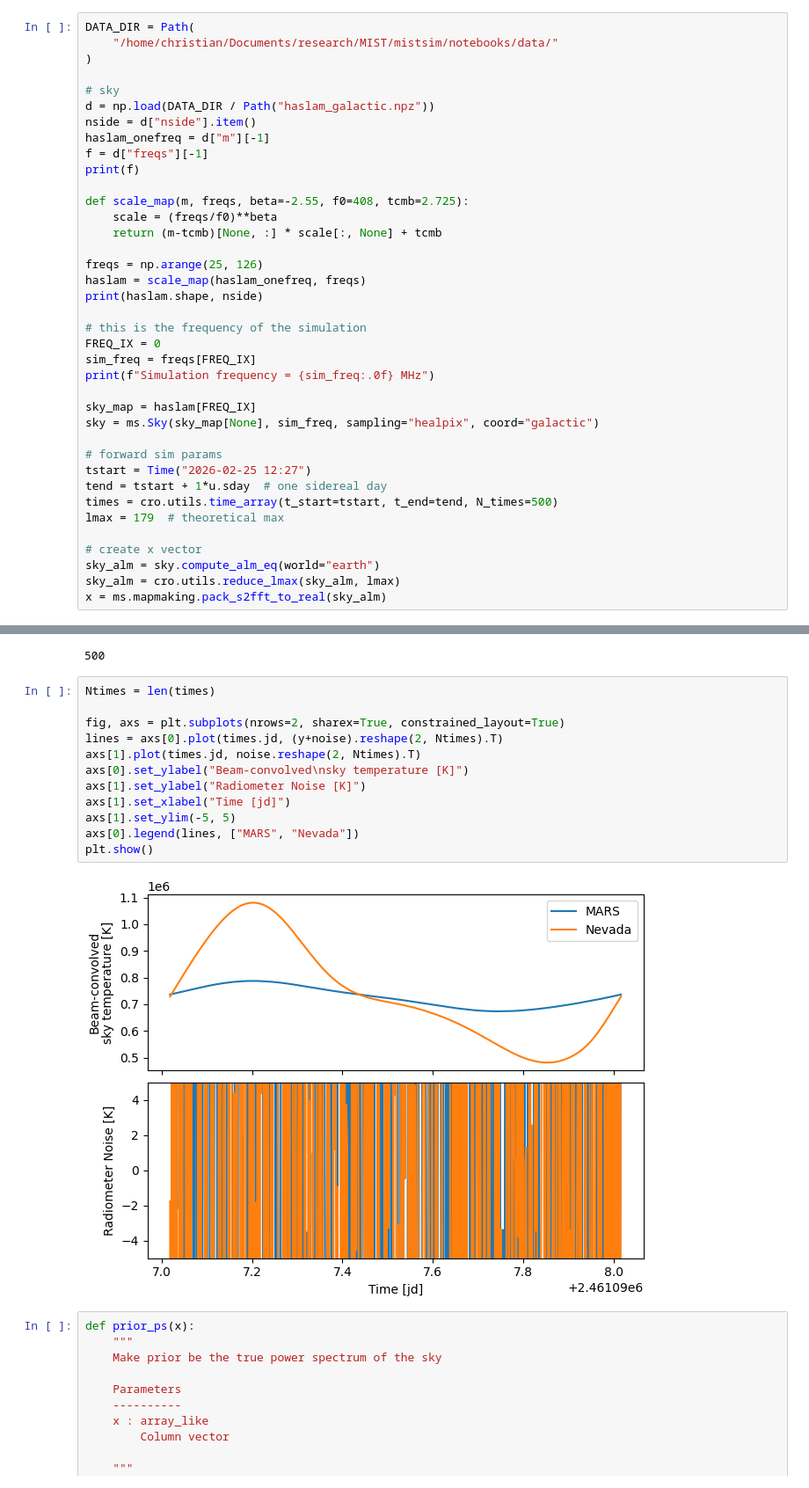
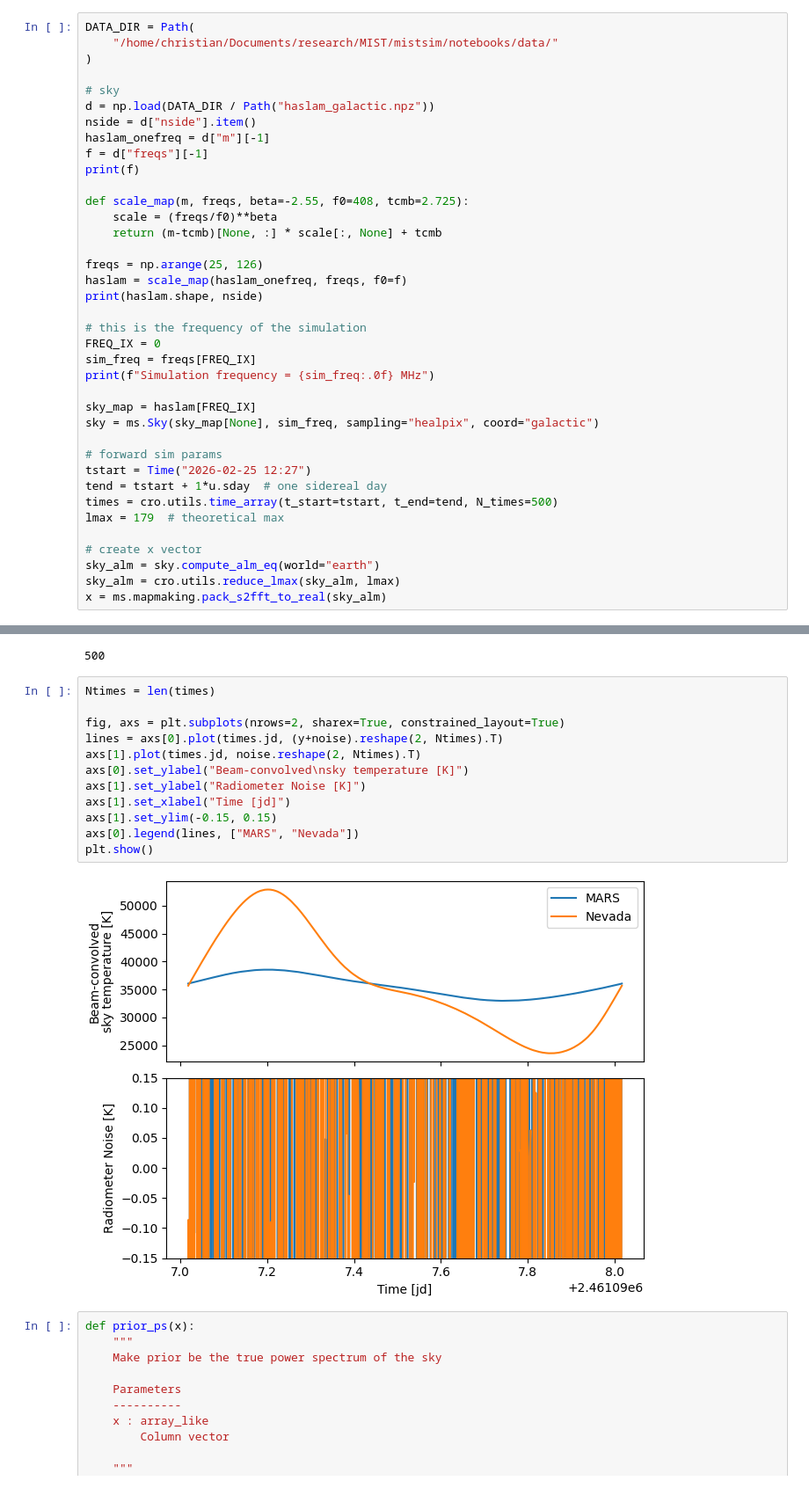
Before and after one commit to MIST-Experiment/mistsim, a Jupyter notebook: notebooks/mapmaking/multi_latitudes-different_beams.ipynb, the cells around one changed output, grey strips where cells are left out. Shown at 88% size. Drawn from its saved outputs; the diff is of its cells as text.

```diff
--- a/notebooks/mapmaking/multi_latitudes-different_beams.ipynb
+++ b/notebooks/mapmaking/multi_latitudes-different_beams.ipynb
@@ -37,7 +37,7 @@ def scale_map(m, freqs, beta=-2.55, f0=408, tcmb=2.725):
     return (m-tcmb)[None, :] * scale[:, None] + tcmb
 
 freqs = np.arange(25, 126)
-haslam = scale_map(haslam_onefreq, freqs)
+haslam = scale_map(haslam_onefreq, freqs, f0=f)
 print(haslam.shape, nside)
 
 # this is the frequency of the simulation
@@ -181,17 +181,17 @@ len(times.jd)
 # %%
 Ntimes = len(times)
 
 fig, axs = plt.subplots(nrows=2, sharex=True, constrained_layout=True)
 lines = axs[0].plot(times.jd, (y+noise).reshape(2, Ntimes).T)
 axs[1].plot(times.jd, noise.reshape(2, Ntimes).T)
 axs[0].set_ylabel("Beam-convolved\nsky temperature [K]")
 axs[1].set_ylabel("Radiometer Noise [K]")
 axs[1].set_xlabel("Time [jd]")
-axs[1].set_ylim(-5, 5)
+axs[1].set_ylim(-0.15, 0.15)
 axs[0].legend(lines, ["MARS", "Nevada"])
 plt.show()
 # %% [output]
-[figure, old version]
+[figure, new version]
 # %%
 def prior_ps(x):
     """
```
Also changed, not shown: parts of 6 cells of this notebook.
